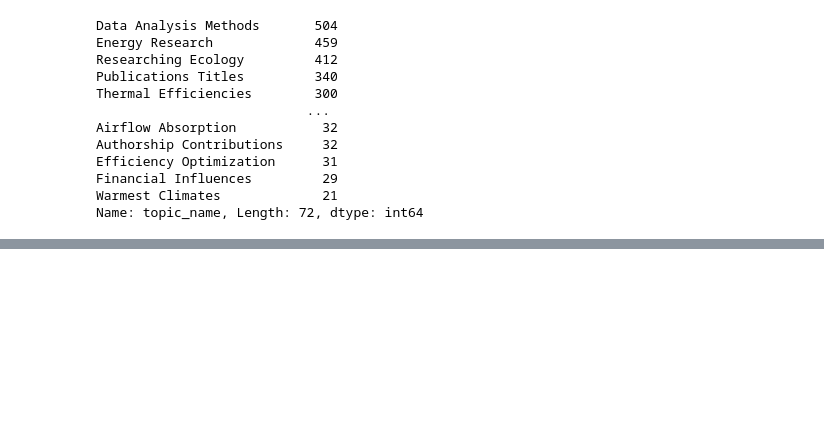
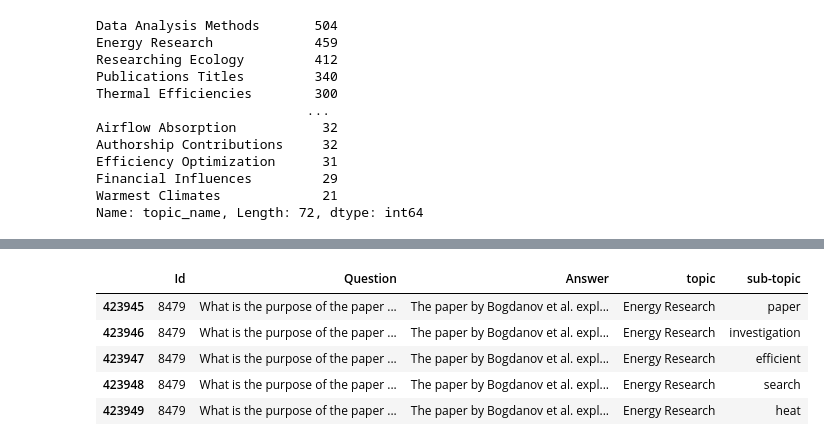
Before and after one commit to TiiQu-Network/graph-visualisation-experiments, a Jupyter notebook: notebook_v1.ipynb, the cells around one changed output, grey strips where cells are left out. Saved outputs shown, nothing was run; the diff lists cells and outputs as text; code cells hidden in the pictures; blank space fills up the shorter version.

```diff
--- a/notebook_v1.ipynb
+++ b/notebook_v1.ipynb
@@ -154,0 +306,9 @@ df_new.to_csv('gephi_edges.csv', index=False)
+# %%
+df_new.tail()
+# %% [output]
+|  | Id | Question | Answer | topic | sub-topic |
+| 423945 | 8479 | What is the purpose of the paper ... | The paper by Bogdanov et al. expl... | Energy Research | paper |
+| 423946 | 8479 | What is the purpose of the paper ... | The paper by Bogdanov et al. expl... | Energy Research | investigation |
+| 423947 | 8479 | What is the purpose of the paper ... | The paper by Bogdanov et al. expl... | Energy Research | efficient |
+| 423948 | 8479 | What is the purpose of the paper ... | The paper by Bogdanov et al. expl... | Energy Research | search |
+| 423949 | 8479 | What is the purpose of the paper ... | The paper by Bogdanov et al. expl... | Energy Research | heat |
```
Also changed, not shown: parts of 13 cells of this notebook.
